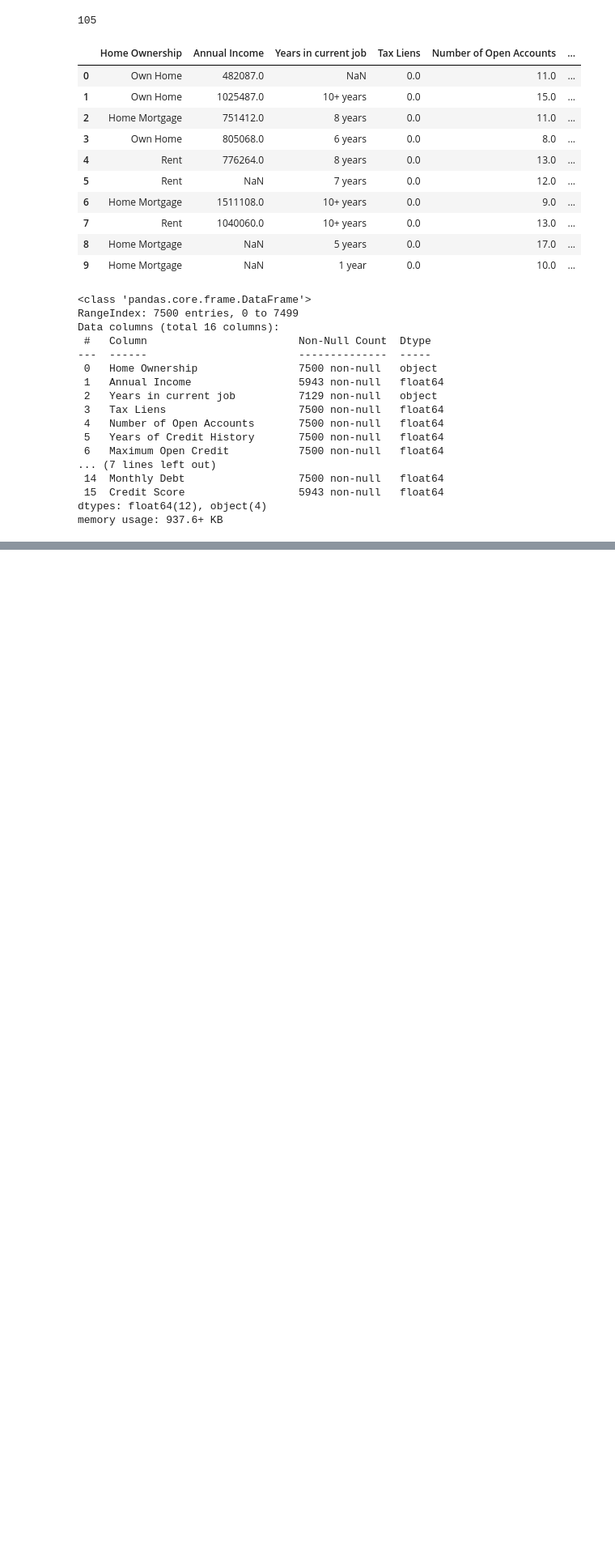
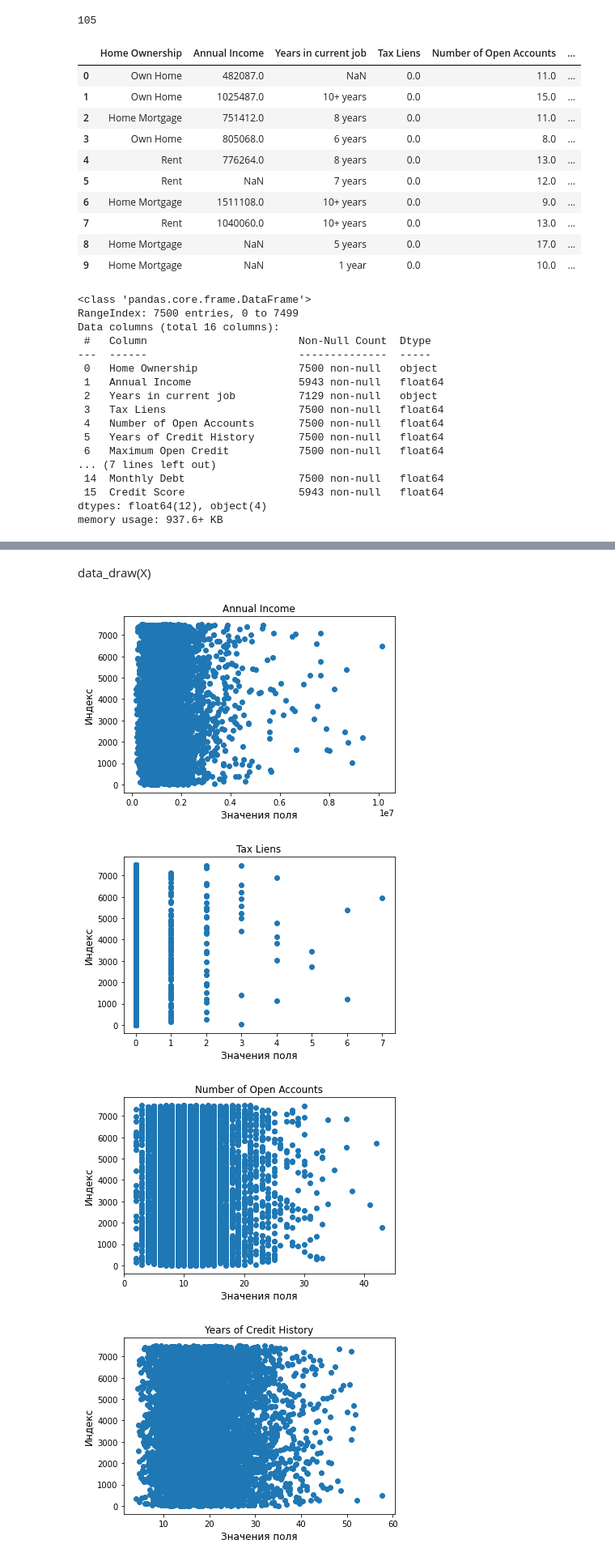
Before and after one commit to globus024/data_science, a Jupyter notebook: course_1.ipynb, the cells around one changed output, grey strips where cells are left out. Shown at 81% size. Drawn from its saved outputs; the diff is of its cells as text; code cells hidden in the pictures; blank space fills up the shorter version.

```diff
--- a/course_1.ipynb
+++ b/course_1.ipynb
@@ -150,0 +275,9 @@ Name: Number of Credit Problems, dtype: int64
+# %% [markdown]
+data_draw(X)
+# %%
+data_draw(X)
+# %% [output]
+[figure, added]
+[figure, added]
+[figure, added]
+[figure, added]
```
Also changed, not shown: parts of 19 cells of this notebook.
